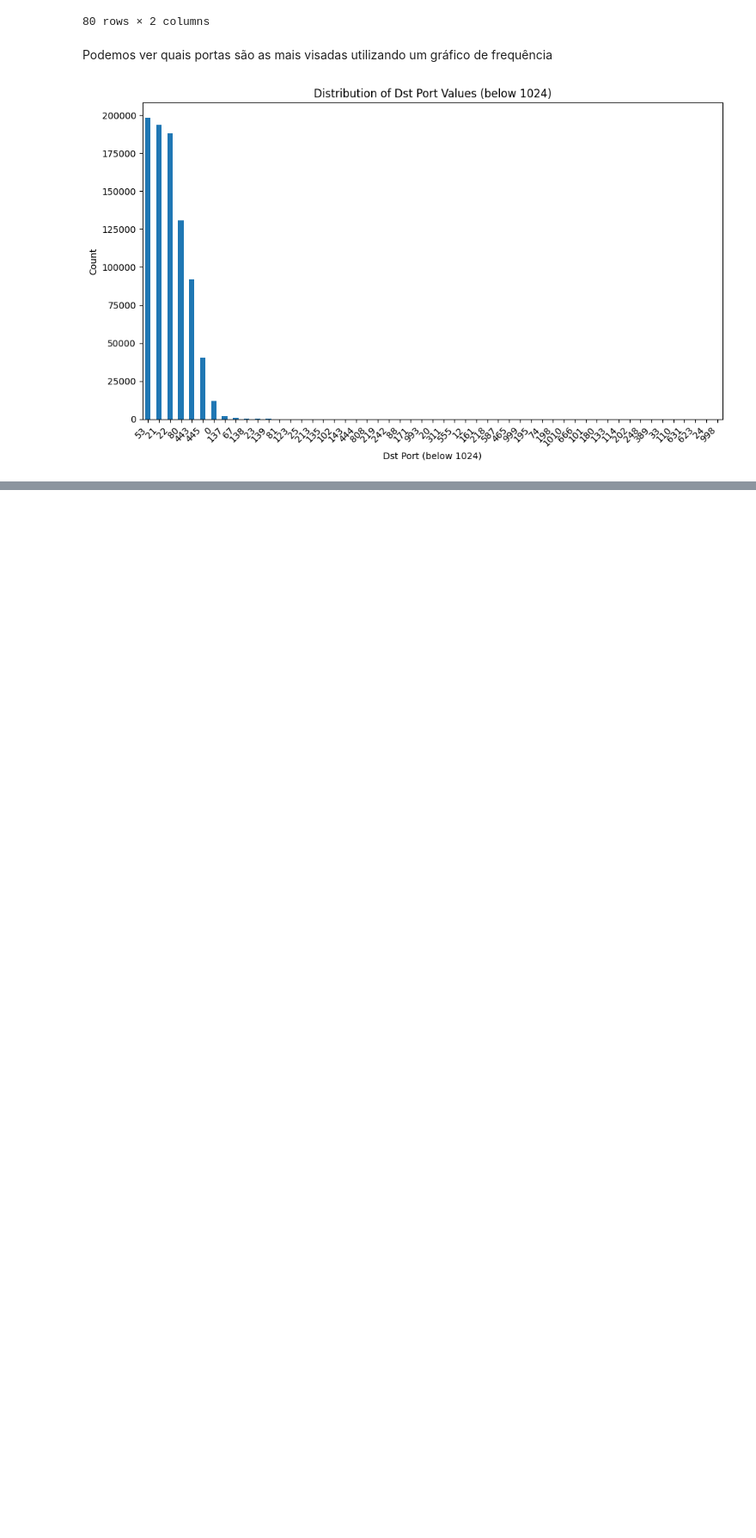
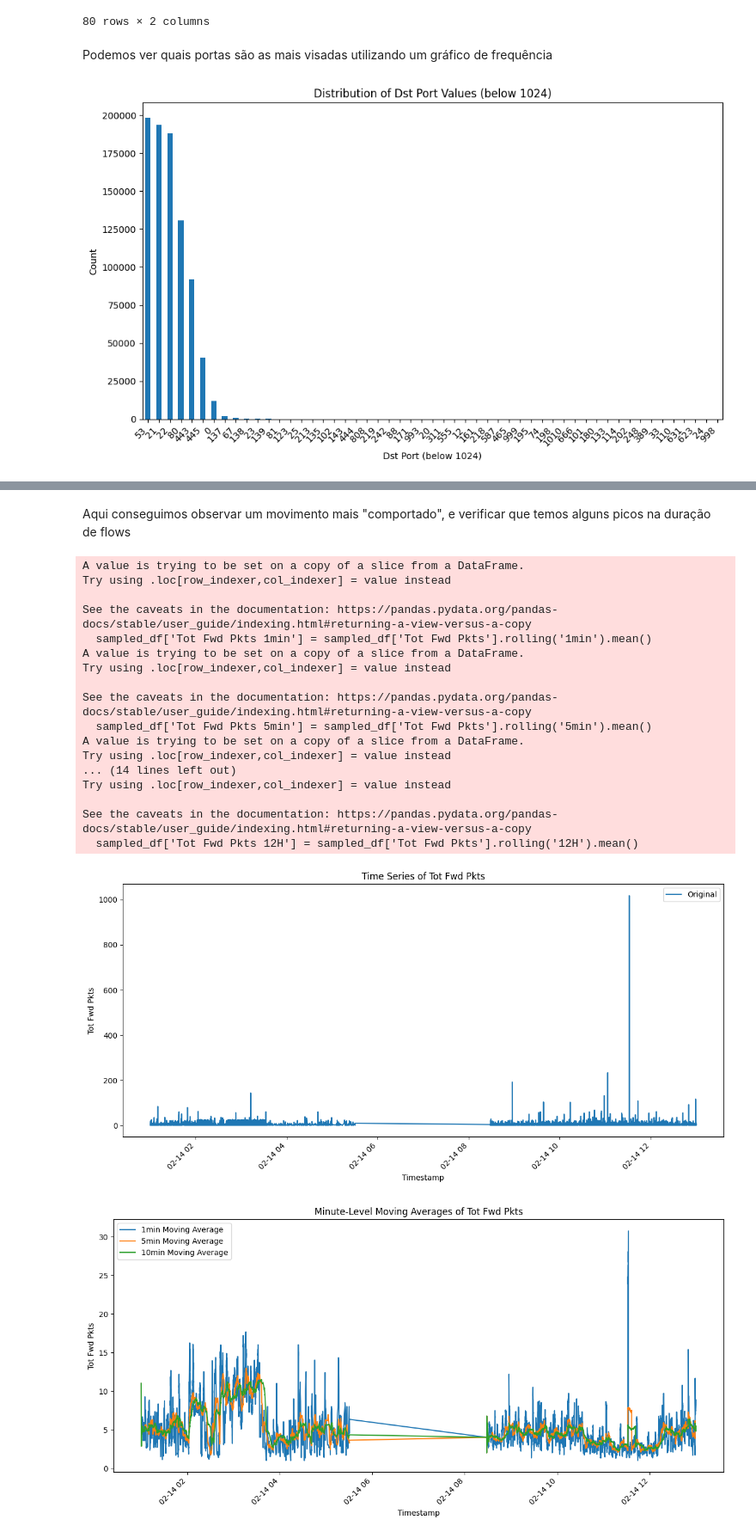
Before and after one commit to danielnering/AFD_AnaliseDados, a Jupyter notebook: DDoS_Analysis.ipynb, the cells around one changed output, grey strips where cells are left out. Shown at 86% size. Drawn from its saved outputs; the diff is of its cells as text; code cells hidden in the pictures; blank space fills up the shorter version.

```diff
--- a/DDoS_Analysis.ipynb
+++ b/DDoS_Analysis.ipynb
@@ -125,0 +218,69 @@ See the caveats in the documentation: https://pandas.pydata.org/pandas-docs/stab
+# %% [markdown]
+Aqui conseguimos observar um movimento mais "comportado", e verificar que temos alguns picos na duração de flows
+# %%
+import matplotlib.pyplot as plt
+
+# Calculate rolling means for 'Tot Fwd Pkts' (no changes here)
+sampled_df['Tot Fwd Pkts 1min'] = sampled_df['Tot Fwd Pkts'].rolling('1min').mean()
+sampled_df['Tot Fwd Pkts 5min'] = sampled_df['Tot Fwd Pkts'].rolling('5min').mean()
+sampled_df['Tot Fwd Pkts 10min'] = sampled_df['Tot Fwd Pkts'].rolling('10min').mean()
+sampled_df['Tot Fwd Pkts 1H'] = sampled_df['Tot Fwd Pkts'].rolling('1H').mean()
+sampled_df['Tot Fwd Pkts 4H'] = sampled_df['Tot Fwd Pkts'].rolling('4H').mean()
+sampled_df['Tot Fwd Pkts 12H'] = sampled_df['Tot Fwd Pkts'].rolling('12H').mean()
+
+# Create the first plot for the original 'Tot Fwd Pkts' (no changes)
+plt.figure(figsize=(12, 6))
+plt.plot(sampled_df.index, sampled_df['Tot Fwd Pkts'], label='Original')
+plt.xlabel('Timestamp')
+plt.ylabel('Tot Fwd Pkts')
+plt.title('Time Series of Tot Fwd Pkts')
+plt.xticks(rotation=45, ha='right')
+plt.legend()
+plt.tight_layout()
+plt.show()
+
+# Create the second plot for minute-level moving averages
+plt.figure(figsize=(12, 6))
+plt.plot(sampled_df.index, sampled_df['Tot Fwd Pkts 1min'], label='1min Moving Average')
+plt.plot(sampled_df.index, sampled_df['Tot Fwd Pkts 5min'], label='5min Moving Average')
+plt.plot(sampled_df.index, sampled_df['Tot Fwd Pkts 10min'], label='10min Moving Average')
+plt.xlabel('Timestamp')
+plt.ylabel('Tot Fwd Pkts')
+plt.title('Minute-Level Moving Averages of Tot Fwd Pkts')
+plt.xticks(rotation=45, ha='right')
+plt.legend()
+plt.tight_layout()
+plt.show()
+
+# Create the third plot for hourly and longer moving averages
+plt.figure(figsize=(12, 6))
+plt.plot(sampled_df.index, sampled_df['Tot Fwd Pkts 1H'], label='1H Moving Average')
+plt.plot(sampled_df.index, sampled_df['Tot Fwd Pkts 4H'], label='4H Moving Average')
+plt.plot(sampled_df.index, sampled_df['Tot Fwd Pkts 12H'], label='12H Moving Average')
+plt.xlabel('Timestamp')
+plt.ylabel('Tot Fwd Pkts')
+plt.title('Hourly and Longer Moving Averages of Tot Fwd Pkts')
+plt.xticks(rotation=45, ha='right')
+plt.legend()
+plt.tight_layout()
+plt.show()
+# %% [output]
+A value is trying to be set on a copy of a slice from a DataFrame.
+Try using .loc[row_indexer,col_indexer] = value instead
+
+See the caveats in the documentation: https://pandas.pydata.org/pandas-docs/stable/user_guide/indexing.html#returning-a-view-versus-a-copy
+  sampled_df['Tot Fwd Pkts 1min'] = sampled_df['Tot Fwd Pkts'].rolling('1min').mean()
+A value is trying to be set on a copy of a slice from a DataFrame.
+Try using .loc[row_indexer,col_indexer] = value instead
+
+See the caveats in the documentation: https://pandas.pydata.org/pandas-docs/stable/user_guide/indexing.html#returning-a-view-versus-a-copy
+  sampled_df['Tot Fwd Pkts 5min'] = sampled_df['Tot Fwd Pkts'].rolling('5min').mean()
+A value is trying to be set on a copy of a slice from a DataFrame.
+Try using .loc[row_indexer,col_indexer] = value instead
+... (14 lines left out)
+Try using .loc[row_indexer,col_indexer] = value instead
+
+See the caveats in the documentation: https://pandas.pydata.org/pandas-docs/stable/user_guide/indexing.html#returning-a-view-versus-a-copy
+  sampled_df['Tot Fwd Pkts 12H'] = sampled_df['Tot Fwd Pkts'].rolling('12H').mean()
+[figure, added]
+[figure, added]
```
Also changed, not shown: parts of 10 cells of this notebook.
